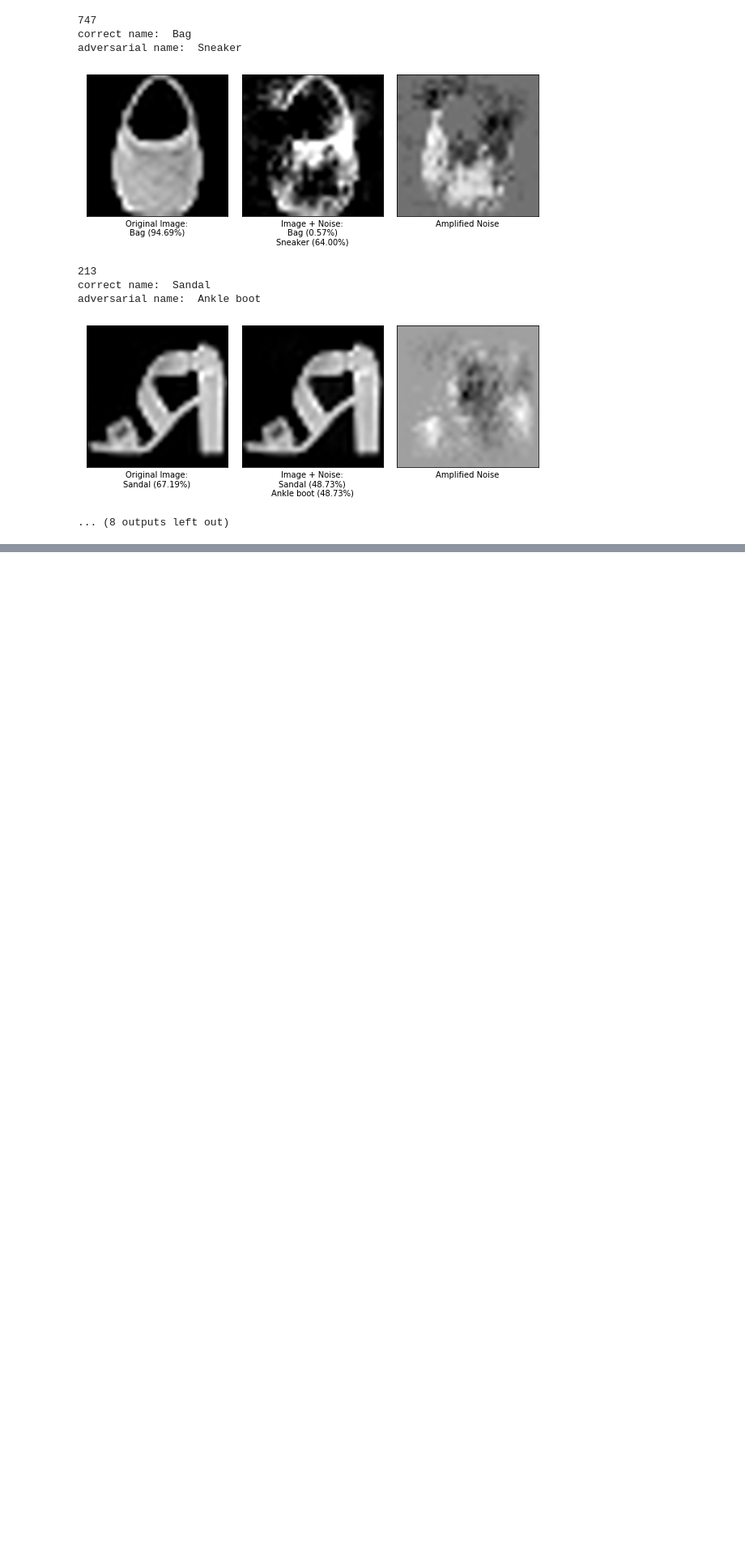
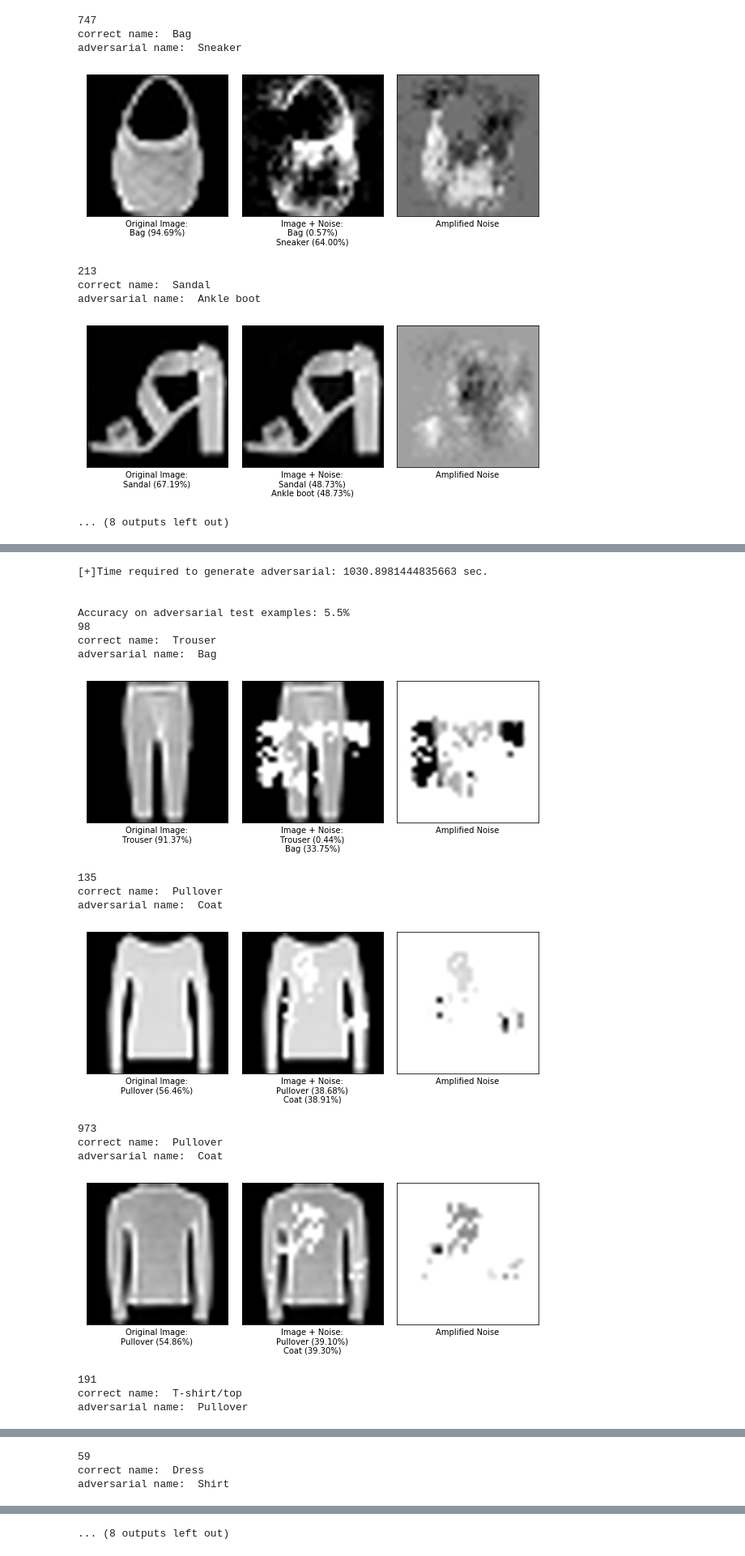
Before and after one commit to Ang3lino/mlnn, a Jupyter notebook: projects/3adversarialFashion/P54_Adversarial_Fashion_DL_D2.ipynb, the cells around one changed output, grey strips where cells are left out. Shown at 81% size. Saved outputs shown, nothing was run; the diff lists cells and outputs as text; code cells hidden in the pictures; blank space fills up the shorter version.

```diff
--- a/projects/3adversarialFashion/P54_Adversarial_Fashion_DL_D2.ipynb
+++ b/projects/3adversarialFashion/P54_Adversarial_Fashion_DL_D2.ipynb
@@ -118,10 +173,7 @@ WARNING:tensorflow:From /usr/local/lib/python3.6/dist-packages/keras/backend/ten
 # %%
-# Step 3: Create the ART classifier
-classifier = KerasClassifier(model=model, clip_values=(min_pixel_value, max_pixel_value), use_logits=False)
-
-# Step 4: Train the ART classifier
+# Step 3: Train the ART classifier
 # batch_size = 64
 batch_size = 128
-hist = classifier.fit(x_train, y_train, batch_size=batch_size, nb_epochs=3)
+classifier.fit(x_train, y_train, batch_size=batch_size, nb_epochs=3)
 # %% [output]
 Epoch 1/3
@@ -237,0 +301,21 @@ Accuracy on benign test examples: 75.2%
+# %%
+def test_attack(classifier, attack, x_test, preds):
+  '''
+  Classifier: an instance of KerasClassifier
+  Attack: An instance from art.attacks
+  x_test: the input test values
+  preds: Predictions obtained from the model m by the time we passed the x_test data
+  '''
+  start = time.time()  # current time
+  x_test_adv = attack.generate(x=x_test)  # let us generate possible adversarial examples, it might take a while
+  print(f'\n[+]Time required to generate adversarial: {time.time() - start} sec. \n\n')   # how much time we took?
+
+  # Evaluate the ART classifier on adversarial test examples
+  noisy_preds = classifier.predict(x_test_adv)  # obtain the predictions given the adversarial examples
+  accuracy = np.sum(np.argmax(noisy_preds, axis=1) == np.argmax(y_test, axis=1)) / len(y_test)  #  how many good results we had ?
+  print('Accuracy on adversarial test examples: {}%'.format(accuracy * 100))
+
+  # Make comparison images from the parameters computed here
+  plot_adversarial_comparisons(x_test, preds, x_test_adv, noisy_preds, sample_count=10, cmap='gray')
+
+  return x_test_adv, noisy_preds
@@ -378,22 +473,32 @@ adversarial name:  Ankle boot
 # %%
-# class SaliencyMapMethod(Attack):
-#     """
-#     Implementation of the Jacobian-based Saliency Map Attack (Papernot et al. 2016).
-#     | Paper link: https://arxiv.org/abs/1511.07528
-#     """
-#     attack_params = Attack.attack_params + ['theta', 'gamma', 'batch_size']
-
-#     def __init__(self, classifier, theta=0.1, gamma=1., batch_size=1):
-#         """
 #         Create a SaliencyMapMethod instance.
 #         :param classifier: A trained classifier.
 #         :type classifier: :class:`.Classifier`
 #         :param theta: Amount of Perturbation introduced to each modified feature per step (can be positive or negative).
 #         :type theta: `float`
 #         :param gamma: Maximum fraction of features being perturbed (between 0 and 1).
 #         :type gamma: `float`
 #         :param batch_size: Size of the batch on which adversarial samples are generated.
 #         :type batch_size: `int`
-#         """
 attack = SaliencyMapMethod(classifier=classifier)
-fgm_advs, fgm_preds = test_attack(classifier, attack, x_test, preds=preds)
+smm_advs, smm_preds = test_attack(classifier, attack, x_test, preds=preds)
+# %% [output]
+[+]Time required to generate adversarial: 1030.8981444835663 sec.
+
+
+Accuracy on adversarial test examples: 5.5%
+98
+correct name:  Trouser
+adversarial name:  Bag
+[figure, added]
+135
+correct name:  Pullover
+adversarial name:  Coat
+[figure, added]
+973
+correct name:  Pullover
+adversarial name:  Coat
+[figure, added]
+191
+correct name:  T-shirt/top
+adversarial name:  Pullover
@@ -399,0 +506,3 @@ fgm_advs, fgm_preds = test_attack(classifier, attack, x_test, preds=preds)
+59
+correct name:  Dress
+adversarial name:  Shirt
@@ -399,0 +514 @@ fgm_advs, fgm_preds = test_attack(classifier, attack, x_test, preds=preds)
+... (8 outputs left out)
```
Also changed, not shown: parts of 30 cells of this notebook.
